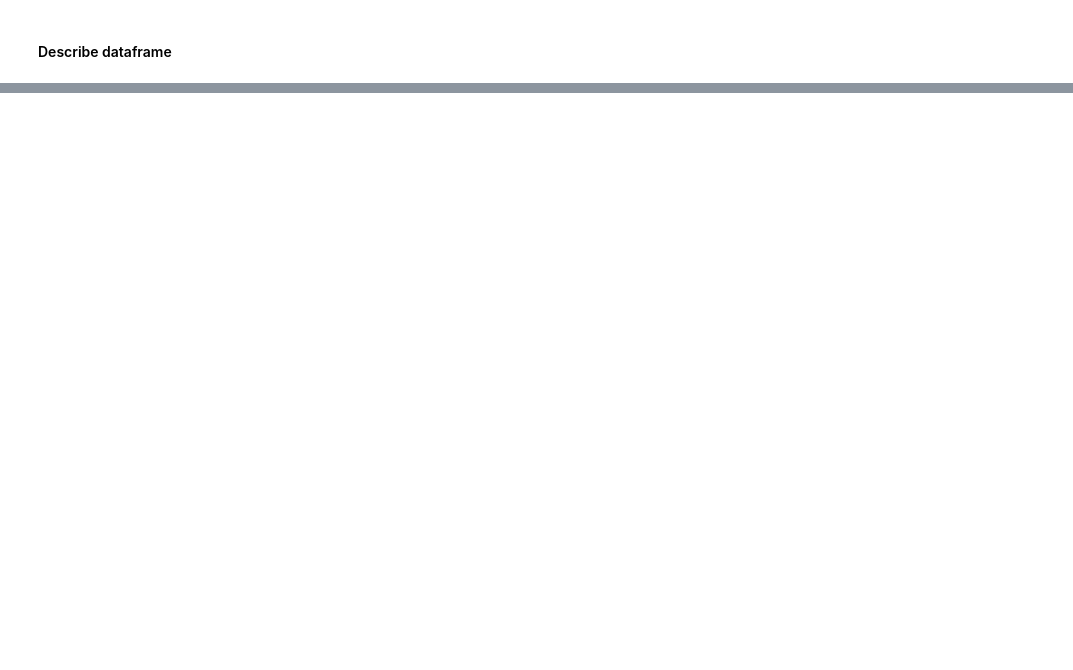
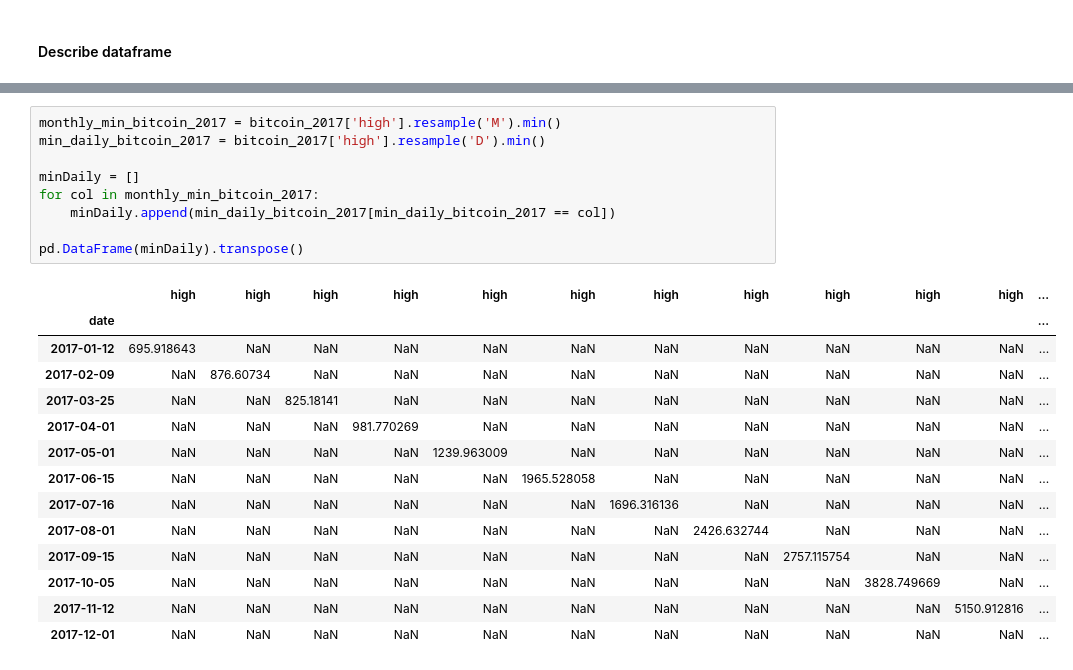
Before and after one commit to tiagohorta21/bitcoin_idc, a Jupyter notebook: main.ipynb, the cells around one changed output, grey strips where cells are left out. Drawn from its saved outputs; the diff is of its cells as text; blank space fills up the shorter version.

```diff
--- a/main.ipynb
+++ b/main.ipynb
@@ -205,0 +233,24 @@ bitcoin_2017
+# %%
+monthly_min_bitcoin_2017 = bitcoin_2017['high'].resample('M').min()
+min_daily_bitcoin_2017 = bitcoin_2017['high'].resample('D').min()
+
+minDaily = []
+for col in monthly_min_bitcoin_2017:
+    minDaily.append(min_daily_bitcoin_2017[min_daily_bitcoin_2017 == col])
+
+pd.DataFrame(minDaily).transpose()
+# %% [output]
+|  | high | high | high | high | high | high | high | high | high | high | high | ... |
+| date |  |  |  |  |  |  |  |  |  |  |  | ... |
+| 2017-01-12 | 695.918643 | NaN | NaN | NaN | NaN | NaN | NaN | NaN | NaN | NaN | NaN | ... |
+| 2017-02-09 | NaN | 876.60734 | NaN | NaN | NaN | NaN | NaN | NaN | NaN | NaN | NaN | ... |
+| 2017-03-25 | NaN | NaN | 825.18141 | NaN | NaN | NaN | NaN | NaN | NaN | NaN | NaN | ... |
+| 2017-04-01 | NaN | NaN | NaN | 981.770269 | NaN | NaN | NaN | NaN | NaN | NaN | NaN | ... |
+| 2017-05-01 | NaN | NaN | NaN | NaN | 1239.963009 | NaN | NaN | NaN | NaN | NaN | NaN | ... |
+| 2017-06-15 | NaN | NaN | NaN | NaN | NaN | 1965.528058 | NaN | NaN | NaN | NaN | NaN | ... |
+| 2017-07-16 | NaN | NaN | NaN | NaN | NaN | NaN | 1696.316136 | NaN | NaN | NaN | NaN | ... |
+| 2017-08-01 | NaN | NaN | NaN | NaN | NaN | NaN | NaN | 2426.632744 | NaN | NaN | NaN | ... |
+| 2017-09-15 | NaN | NaN | NaN | NaN | NaN | NaN | NaN | NaN | 2757.115754 | NaN | NaN | ... |
+| 2017-10-05 | NaN | NaN | NaN | NaN | NaN | NaN | NaN | NaN | NaN | 3828.749669 | NaN | ... |
+| 2017-11-12 | NaN | NaN | NaN | NaN | NaN | NaN | NaN | NaN | NaN | NaN | 5150.912816 | ... |
+| 2017-12-01 | NaN | NaN | NaN | NaN | NaN | NaN | NaN | NaN | NaN | NaN | NaN | ... |
```
Also changed, not shown: parts of 39 cells of this notebook.
